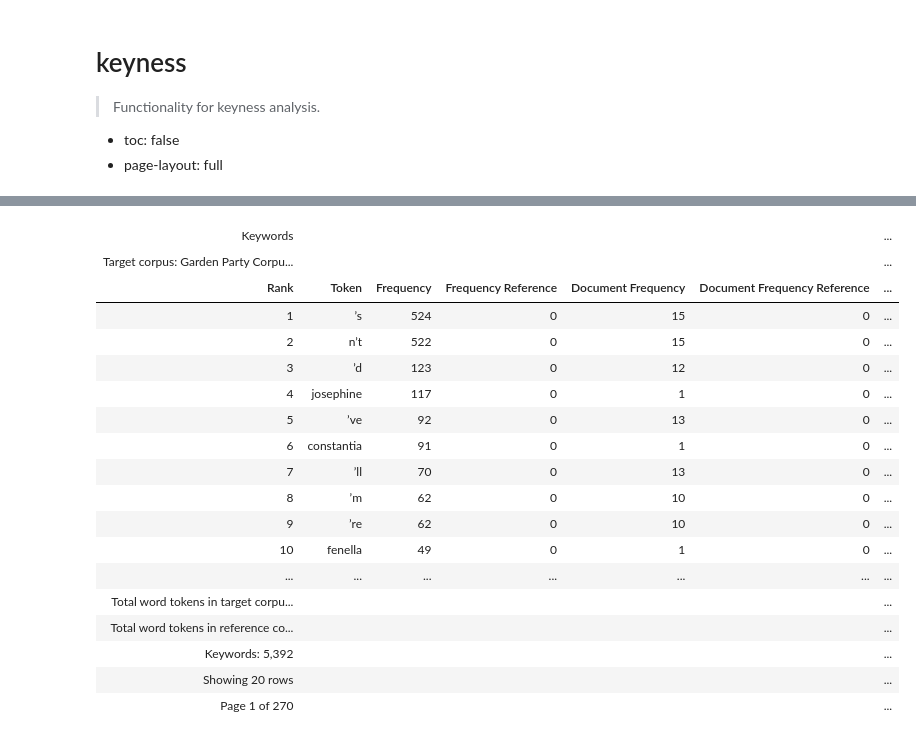
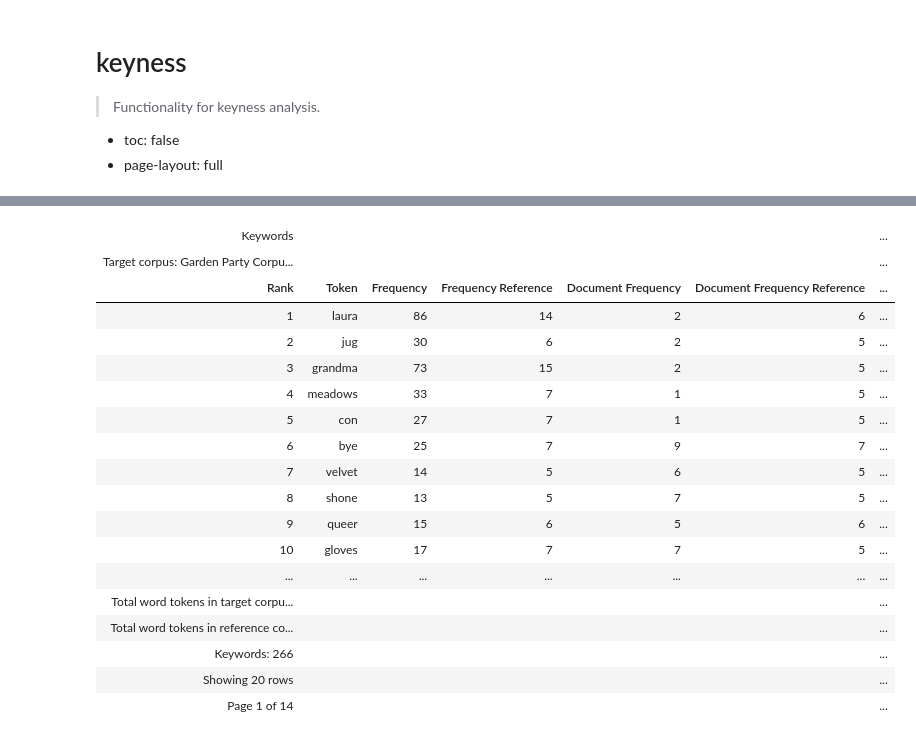
Before and after one commit to polsci/conc, a Jupyter notebook: nbs/api/73_keyness.ipynb, the cells around one changed output, grey strips where cells are left out. Saved outputs shown, nothing was run; the diff lists cells and outputs as text; code cells hidden in the pictures.

```diff
--- a/nbs/api/73_keyness.ipynb
+++ b/nbs/api/73_keyness.ipynb
@@ -313,28 +358,28 @@ keyness.keywords(show_document_frequency = True, min_document_frequency_referenc
 # %%
 #| hide
 brown_listcorpus = ListCorpus().load(path_to_brown_listcorpus)
 gardenparty_listcorpus = ListCorpus().load(path_to_gardenparty_listcorpus)
 keyness_listcorpus = Keyness(corpus = gardenparty, reference_corpus = brown_listcorpus)
 keyness_listcorpus = Keyness(corpus = gardenparty_listcorpus, reference_corpus = brown)
 keyness_listcorpus = Keyness(corpus = gardenparty_listcorpus, reference_corpus = brown_listcorpus)
-keyness_listcorpus.keywords(show_document_frequency=True).display()
+keyness_listcorpus.keywords(show_document_frequency = True, min_document_frequency_reference = 5, statistical_significance_cut = 0.0001, apply_bonferroni = True, order_descending = True, page_current = 1).display()
 # %% [output]
 | Keywords |  |  |  |  |  | ... |
 | Target corpus: Garden Party Corpu... |  |  |  |  |  | ... |
 | Rank | Token | Frequency | Frequency Reference | Document Frequency | Document Frequency Reference | ... |
-| 1 | ’s | 524 | 0 | 15 | 0 | ... |
-| 2 | n’t | 522 | 0 | 15 | 0 | ... |
-| 3 | ’d | 123 | 0 | 12 | 0 | ... |
-| 4 | josephine | 117 | 0 | 1 | 0 | ... |
-| 5 | ’ve | 92 | 0 | 13 | 0 | ... |
-| 6 | constantia | 91 | 0 | 1 | 0 | ... |
-| 7 | ’ll | 70 | 0 | 13 | 0 | ... |
-| 8 | ’m | 62 | 0 | 10 | 0 | ... |
-| 9 | ’re | 62 | 0 | 10 | 0 | ... |
-| 10 | fenella | 49 | 0 | 1 | 0 | ... |
+| 1 | laura | 86 | 14 | 2 | 6 | ... |
+| 2 | jug | 30 | 6 | 2 | 5 | ... |
+| 3 | grandma | 73 | 15 | 2 | 5 | ... |
+| 4 | meadows | 33 | 7 | 1 | 5 | ... |
+| 5 | con | 27 | 7 | 1 | 5 | ... |
+| 6 | bye | 25 | 7 | 9 | 7 | ... |
+| 7 | velvet | 14 | 5 | 6 | 5 | ... |
+| 8 | shone | 13 | 5 | 7 | 5 | ... |
+| 9 | queer | 15 | 6 | 5 | 6 | ... |
+| 10 | gloves | 17 | 7 | 7 | 5 | ... |
 | ... | ... | ... | ... | ... | ... | ... |
 | Total word tokens in target corpu... |  |  |  |  |  | ... |
 | Total word tokens in reference co... |  |  |  |  |  | ... |
-| Keywords: 5,392 |  |  |  |  |  | ... |
+| Keywords: 266 |  |  |  |  |  | ... |
 | Showing 20 rows |  |  |  |  |  | ... |
-| Page 1 of 270 |  |  |  |  |  | ... |
+| Page 1 of 14 |  |  |  |  |  | ... |
```
Also changed, not shown: parts of 4 cells of this notebook.
